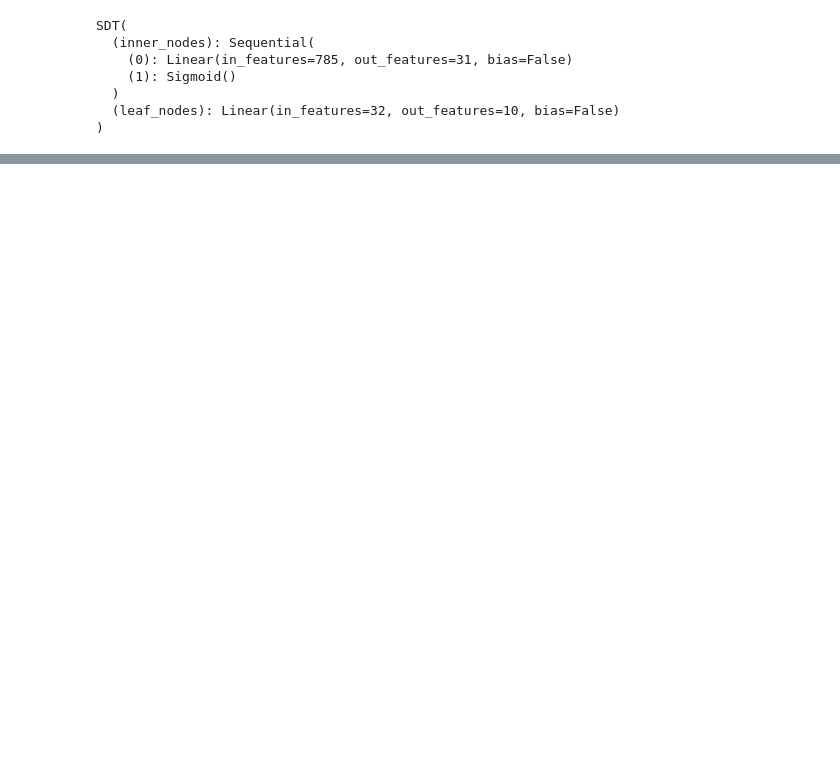
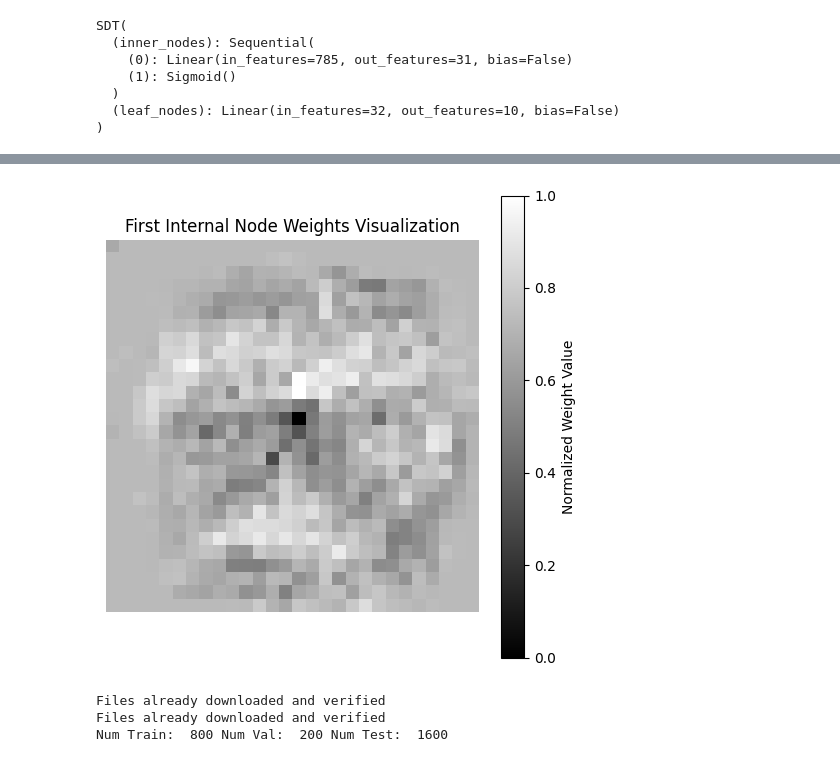
Before and after one commit to xuyxu/Soft-Decision-Tree, a Jupyter notebook: model_viz.ipynb, the cells around one changed output, grey strips where cells are left out. Drawn from its saved outputs; the diff is of its cells as text; code cells hidden in the pictures; blank space fills up the shorter version.

```diff
--- a/model_viz.ipynb
+++ b/model_viz.ipynb
@@ -126,0 +116,30 @@ tensor([-0.7875, -0.5752, -0.6269, -0.5320, -0.6303, -0.7408, -0.7709,  5.5197,
+# %%
+weights = tree.inner_nodes[0].weight.data.cpu().numpy()
+weights = weights[:, :-1]
+# %%
+# Select weights for the first internal node
+first_node_weights = weights[2, :]
+
+# Normalize weights to the range [0, 1] for grayscale visualization
+min_weight = np.min(first_node_weights)
+max_weight = np.max(first_node_weights)
+normalized_weights = (first_node_weights - min_weight) / \
+    (max_weight - min_weight)
+
+# Reshape weights for visualization
+# The reshape dimensions depend on the number of features; here, we're assuming a square shape for simplicity
+# Calculate dimension size to attempt a square shape
+dim = int(np.ceil(np.sqrt(len(normalized_weights))))
+image_shape = np.zeros((dim, dim))  # Create a base image with zeros
+# Fill the image with weights
+image_shape = normalized_weights.reshape((28, 28))
+
+# Plot
+plt.figure(figsize=(6, 6))
+plt.imshow(image_shape, cmap='gray', interpolation='nearest')
+plt.colorbar(label='Normalized Weight Value')
+plt.title('First Internal Node Weights Visualization')
+plt.axis('off')  # Optionally remove the axis
+plt.show()
+# %% [output]
+[figure, added]
@@ -126,0 +148,11 @@ tensor([-0.7875, -0.5752, -0.6269, -0.5320, -0.6303, -0.7408, -0.7709,  5.5197,
+# %%
+device = torch.device("cuda" if True and torch.cuda.is_available() else "cpu")
+
+train_loader, val_loader, test_loader = get_stl_star(data_dir='datasets', batch_size=128)
+
+# Initialize model
+tree = SDT(96 * 96 * 3, 2, 5, 1e-3, True).to(device)
+# %% [output]
+Files already downloaded and verified
+Files already downloaded and verified
+Num Train:  800 Num Val:  200 Num Test:  1600
```
Also changed, not shown: parts of 12 cells of this notebook, 12 other files.
